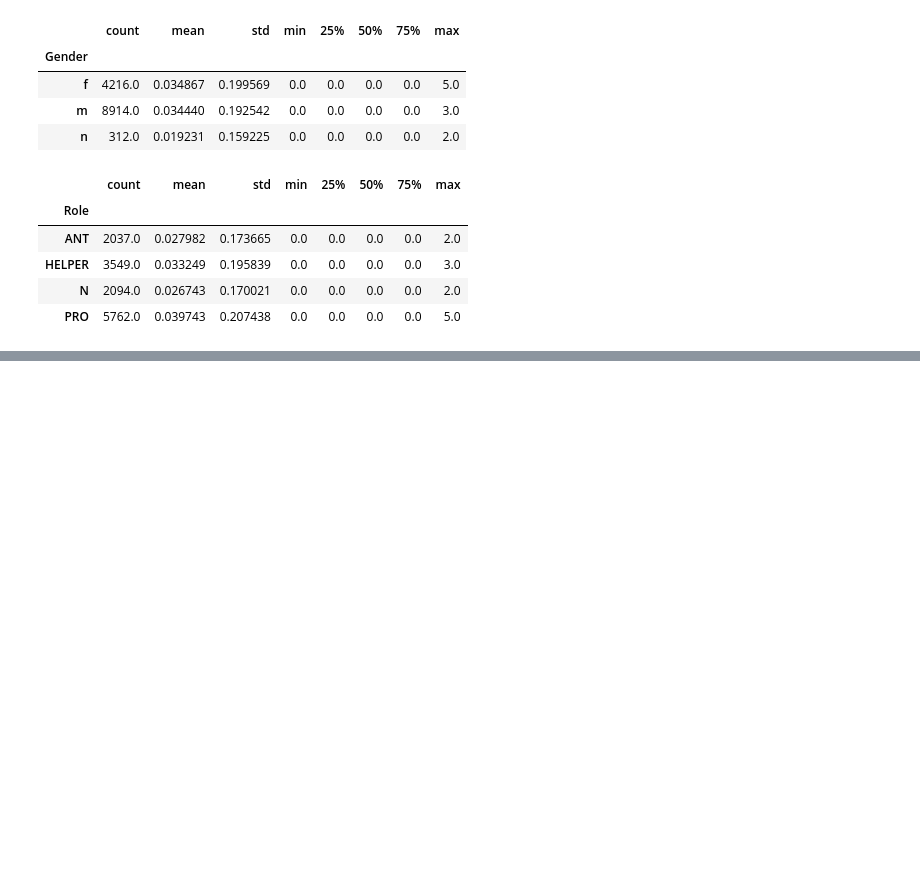
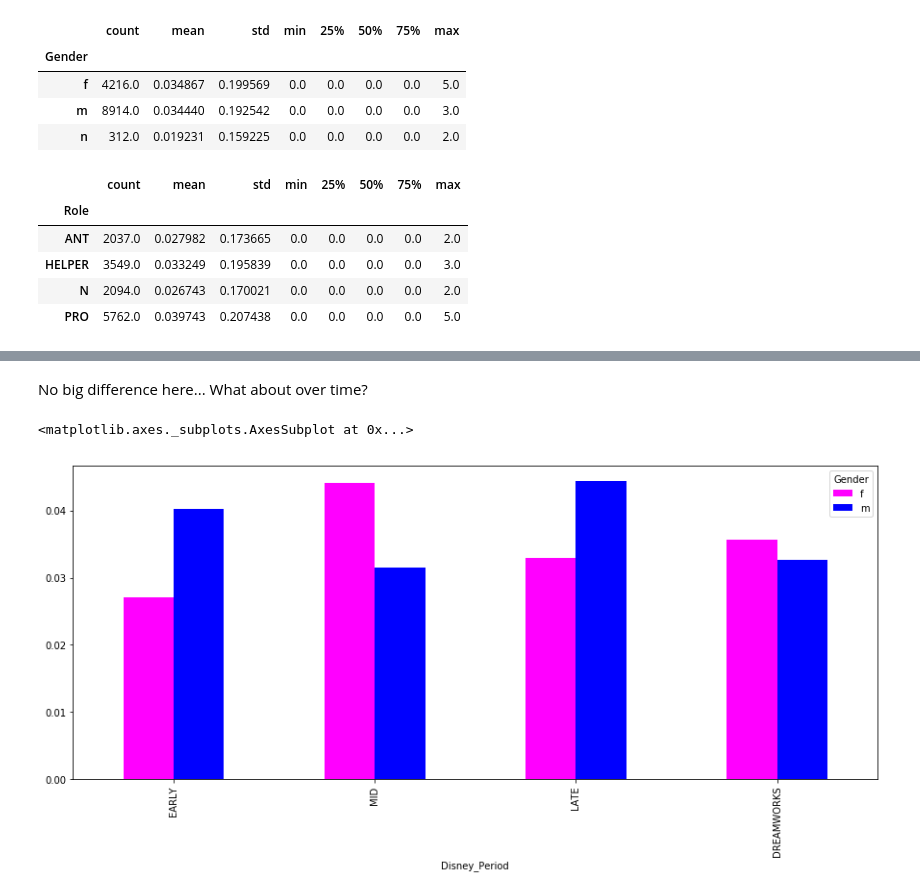
Before and after one commit to Data-Science-for-Linguists-2019/Animated-Movie-Gendered-Dialogue, a Jupyter notebook: code/Tag_Questions.ipynb, the cells around one changed output, grey strips where cells are left out. Cells and saved outputs as stored; diff of their text form; code cells hidden in the pictures; blank space fills up the shorter version.

```diff
--- a/code/Tag_Questions.ipynb
+++ b/code/Tag_Questions.ipynb
@@ -155,0 +169,8 @@ movies_df.groupby('Role')['Tags'].describe()
+# %% [markdown]
+No big difference here... What about over time?
+# %%
+tag_by_gen_era = movies_gen_df.groupby(['Disney_Period','Gender'], sort=False)['Tags'].describe()['mean']
+tag_by_gen_era.unstack().plot.bar(color=['magenta', 'blue'], figsize=(15,6))
+# %% [output]
+<matplotlib.axes._subplots.AxesSubplot at 0x...>
+[figure, added]
```
Also changed, not shown: parts of 19 cells of this notebook.
